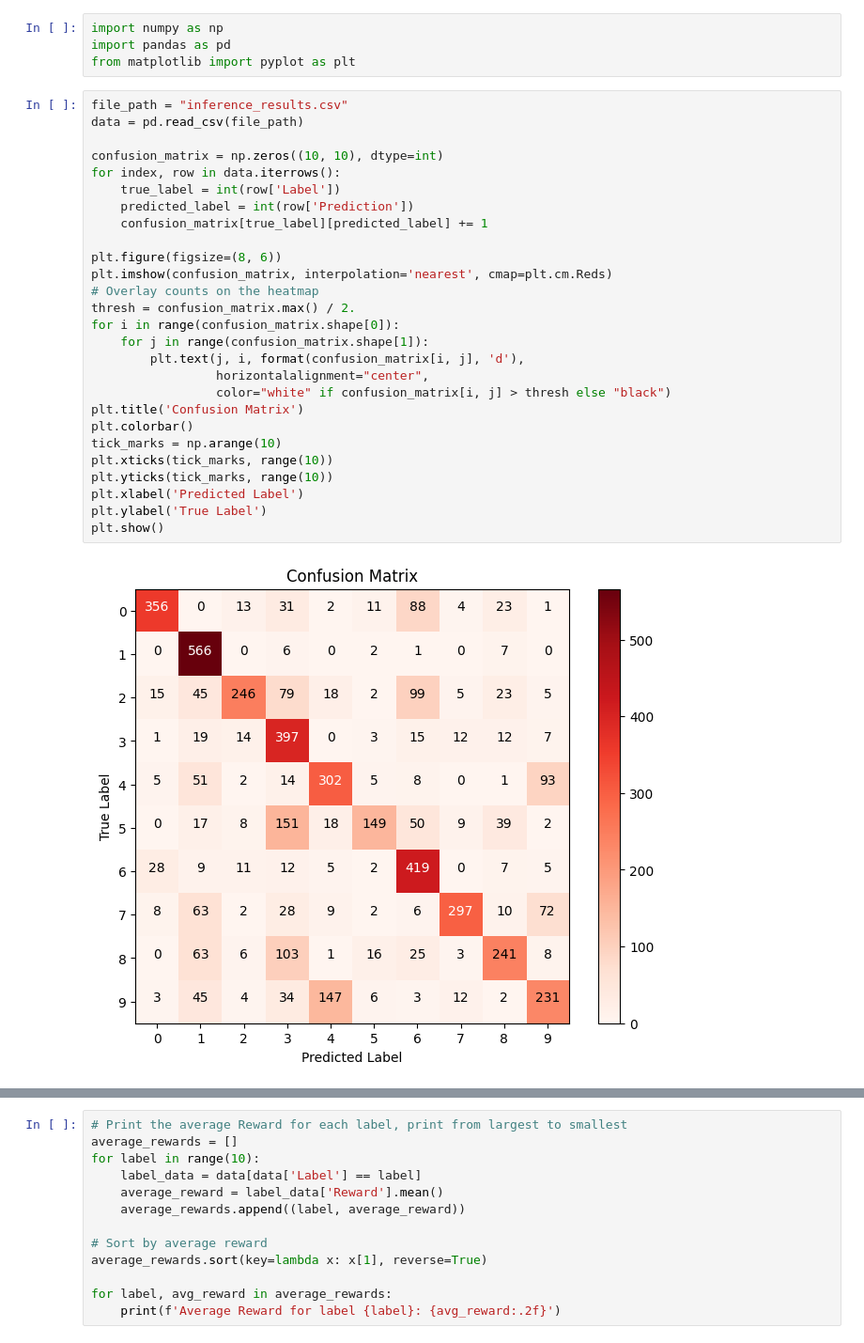
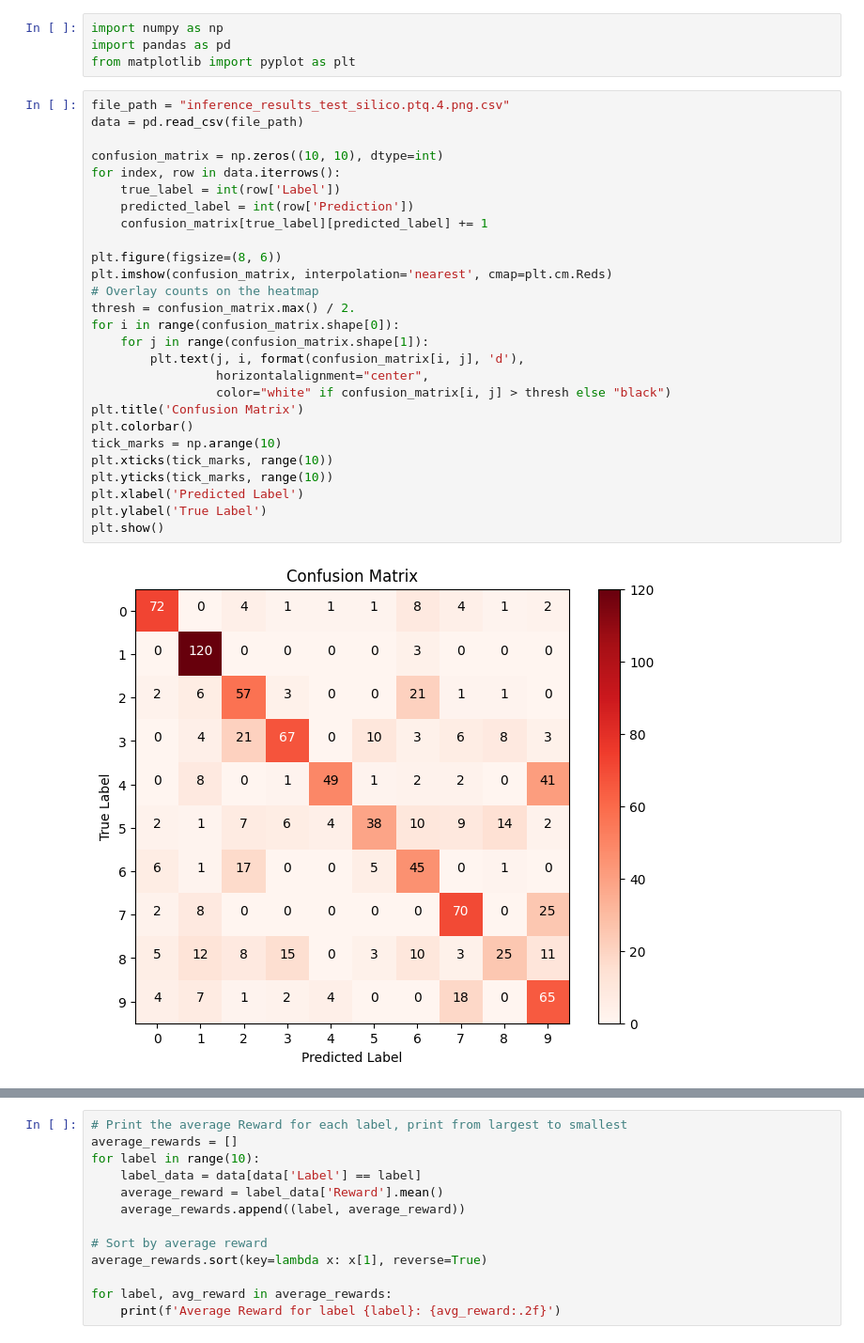
Before and after one commit to tsopeter/VM_NES_Training, a Jupyter notebook: confusion_matrix.ipynb, the cells around one changed output, grey strips where cells are left out. Shown at 94% size. Cells and saved outputs as stored; diff of their text form.

```diff
--- a/confusion_matrix.ipynb
+++ b/confusion_matrix.ipynb
@@ -3,34 +3,34 @@ import numpy as np
 import pandas as pd
 from matplotlib import pyplot as plt
 # %%
-file_path = "inference_results.csv"
+file_path = "inference_results_test_silico.ptq.4.png.csv"
 data = pd.read_csv(file_path)
 
 confusion_matrix = np.zeros((10, 10), dtype=int)
 for index, row in data.iterrows():
     true_label = int(row['Label'])
     predicted_label = int(row['Prediction'])
     confusion_matrix[true_label][predicted_label] += 1
 
 plt.figure(figsize=(8, 6))
 plt.imshow(confusion_matrix, interpolation='nearest', cmap=plt.cm.Reds)
 # Overlay counts on the heatmap
 thresh = confusion_matrix.max() / 2.
 for i in range(confusion_matrix.shape[0]):
     for j in range(confusion_matrix.shape[1]):
         plt.text(j, i, format(confusion_matrix[i, j], 'd'),
                  horizontalalignment="center",
                  color="white" if confusion_matrix[i, j] > thresh else "black")
 plt.title('Confusion Matrix')
 plt.colorbar()
 tick_marks = np.arange(10)
 plt.xticks(tick_marks, range(10))
 plt.yticks(tick_marks, range(10))
 plt.xlabel('Predicted Label')
 plt.ylabel('True Label')
 plt.show()
 # %% [output]
-[figure, old version]
+[figure, new version]
 # %%
 # Give the count of labels per class
 label_counts = data['Label'].value_counts().sort_index()
```
Also changed, not shown: parts of 2 cells of this notebook, 50 other files.
